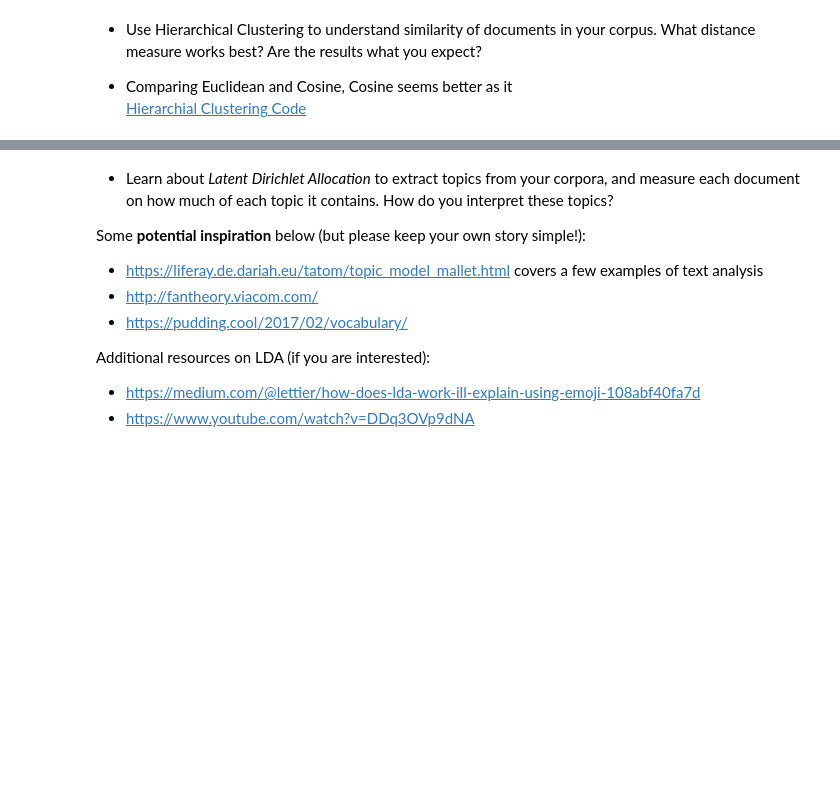
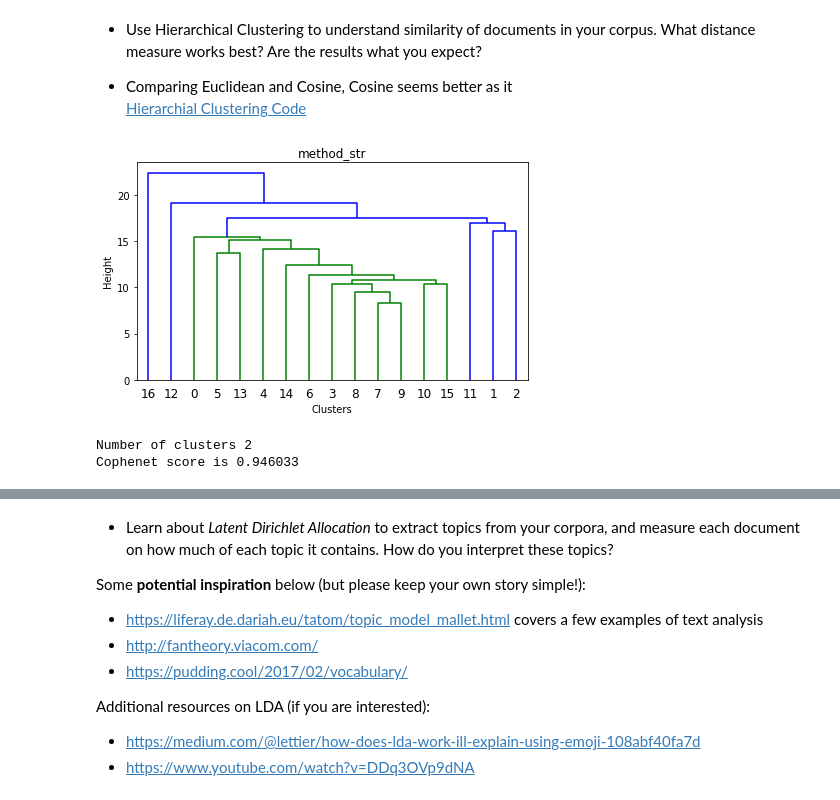
Before and after one commit to hanifa2102/AIAP_Week5, a Jupyter notebook: Week5_NLP_student.ipynb, the cells around one changed output, grey strips where cells are left out. Saved outputs shown, nothing was run; the diff lists cells and outputs as text; code cells hidden in the pictures; blank space fills up the shorter version.

```diff
--- a/Week5_NLP_student.ipynb
+++ b/Week5_NLP_student.ipynb
@@ -50,7 +51,7 @@ Once you understand the concept, convert your corpus and documents into bags of
 - Using the IMDB movies reviews
 - Unsup dataset is used
 # %%
-mypath='/home/jupyter/AIAP_Week5/aclImdb/train/unsup/'
+mypath='/home/hanifa/workspace/AIAP/AIAP_Week5/aclImdb/train/tt'
 filenames=getFileNames(mypath)
 # %% [markdown]
 - Was having memory errors loading all the unsup data, thus just took a sample of 7K.
@@ -123,3 +122,7 @@ threshold=0.95
 # %%
-doHierarchialClustering(dtm,'euclidean',threshold)
+doHierarchialClustering(dtm,'euclidean',threshold=20)
+# %% [output]
+[figure, added]
+Number of clusters 2
+Cophenet score is 0.946033
 # %%
```
Also changed, not shown: parts of 16 cells of this notebook, 1 other file.
